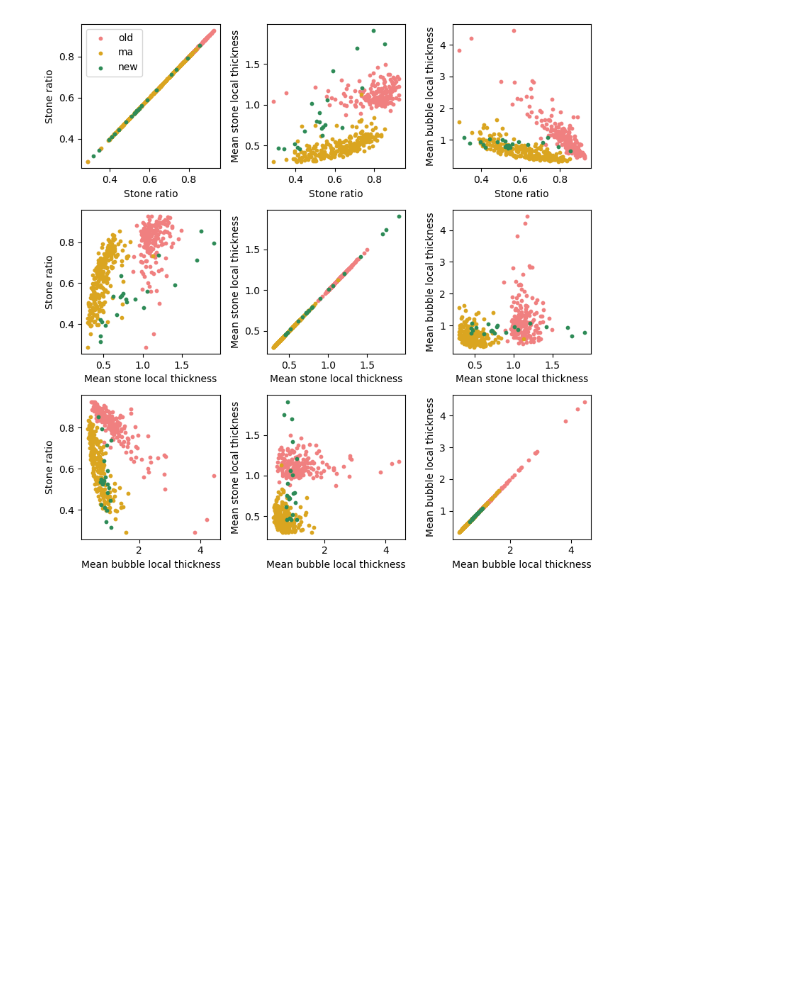
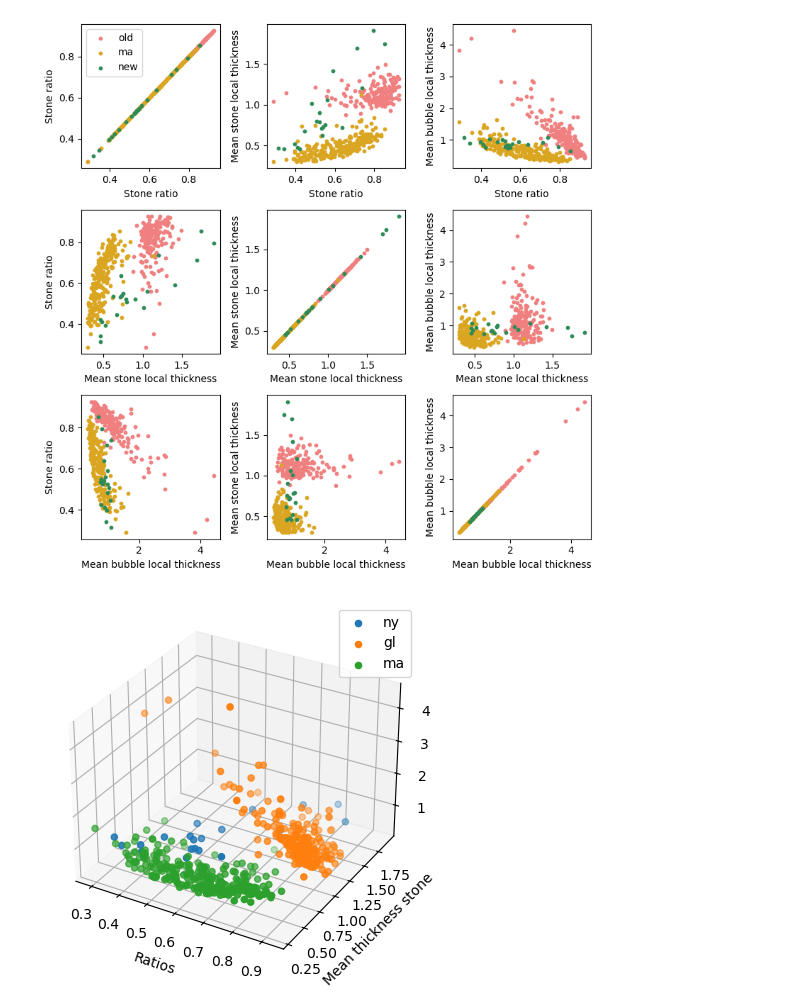
Before and after one commit to s185231/HPC3D_project, a Jupyter notebook: code/logistic_regression.ipynb, the cells around one changed output. Saved outputs shown, nothing was run; the diff lists cells and outputs as text; code cells hidden in the pictures; blank space fills up the shorter version.

```diff
--- a/code/logistic_regression.ipynb
+++ b/code/logistic_regression.ipynb
@@ -321,3 +321,17 @@ plt.show()
 fig.savefig('plots/correlation_matrix.png')
 # %% [output]
 [figure]
+# %%
+# make 3D scatter plot
+fig = plt.figure()
+ax = fig.add_subplot(111, projection='3d')
+ax.scatter(ratios_ny, mean_thickness_stone_ny, mean_thickness_bubbles_ny, label='ny')
+ax.scatter(ratios_gl, mean_thickness_stone_gl, mean_thickness_bubbles_gl, label='gl')
+ax.scatter(ratios_ma, mean_thickness_stone_ma, mean_thickness_bubbles_ma, label='ma')
+ax.set_xlabel('Ratios')
+ax.set_ylabel('Mean thickness stone')
+ax.set_zlabel('Mean thickness bubbles')
+plt.legend()
+plt.show()
+# %% [output]
+[figure, added]
```
Also changed, not shown: 2 other files.
